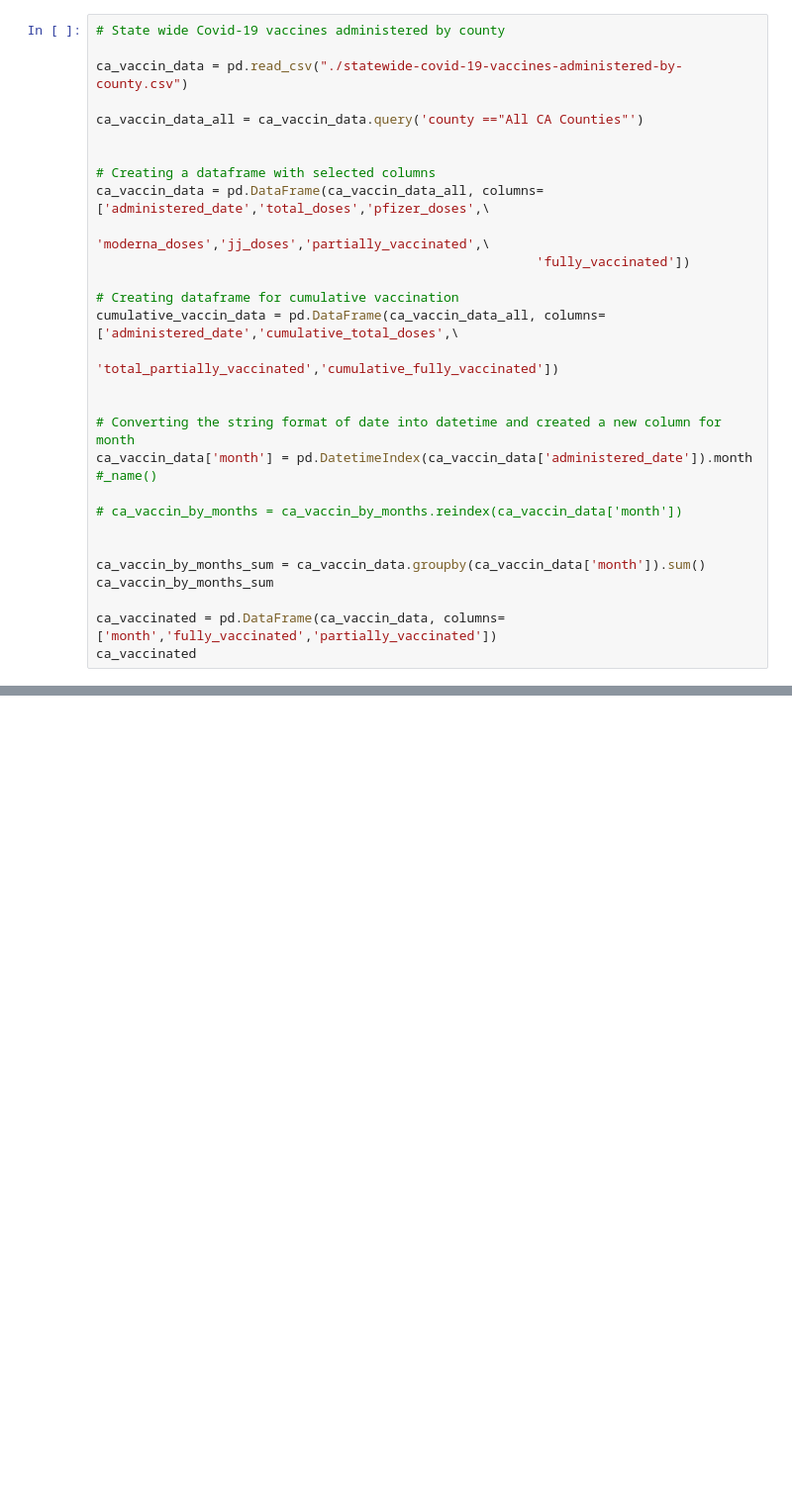
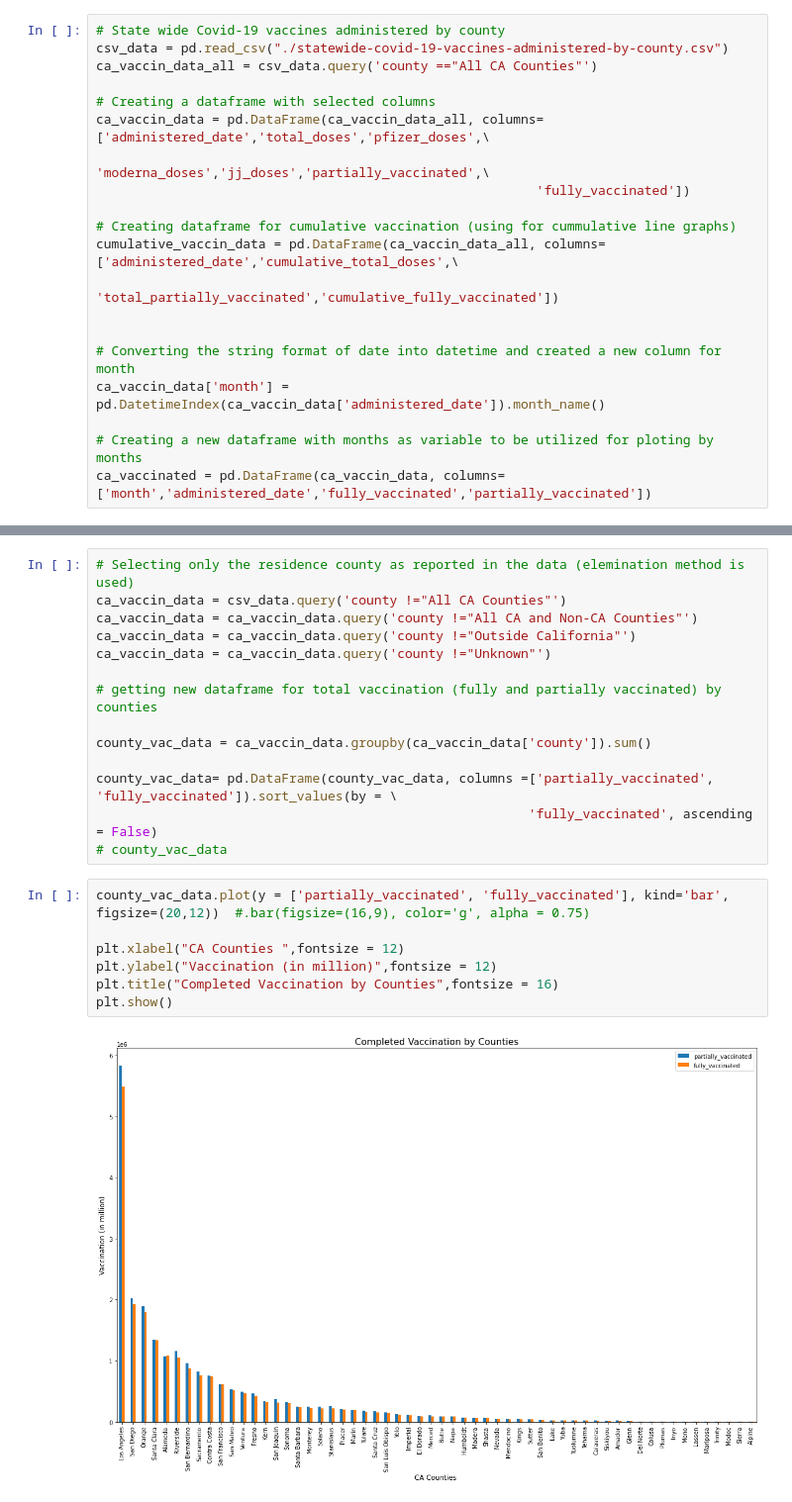
Before and after one commit to KristianSHamilton/CovidVaccinationInCalifornia, a Jupyter notebook: group_project_1.ipynb, the cells around one changed output, grey strips where cells are left out. Shown at 99% size. Drawn from its saved outputs; the diff is of its cells as text; blank space fills up the shorter version.

```diff
--- a/group_project_1.ipynb
+++ b/group_project_1.ipynb
@@ -13,29 +14,20 @@ low_memory = False
 # %%
 # State wide Covid-19 vaccines administered by county
-
-ca_vaccin_data = pd.read_csv("./statewide-covid-19-vaccines-administered-by-county.csv")
-
-ca_vaccin_data_all = ca_vaccin_data.query('county =="All CA Counties"')
-
+csv_data = pd.read_csv("./statewide-covid-19-vaccines-administered-by-county.csv")
+ca_vaccin_data_all = csv_data.query('county =="All CA Counties"')
 
 # Creating a dataframe with selected columns
 ca_vaccin_data = pd.DataFrame(ca_vaccin_data_all, columns=['administered_date','total_doses','pfizer_doses',\
                                                          'moderna_doses','jj_doses','partially_vaccinated',\
                                                          'fully_vaccinated'])
 
-# Creating dataframe for cumulative vaccination
+# Creating dataframe for cumulative vaccination (using for cummulative line graphs)
 cumulative_vaccin_data = pd.DataFrame(ca_vaccin_data_all, columns=['administered_date','cumulative_total_doses',\
                                                          'total_partially_vaccinated','cumulative_fully_vaccinated'])
 
 
 # Converting the string format of date into datetime and created a new column for month
-ca_vaccin_data['month'] = pd.DatetimeIndex(ca_vaccin_data['administered_date']).month  #_name()
+ca_vaccin_data['month'] = pd.DatetimeIndex(ca_vaccin_data['administered_date']).month_name()
 
-# ca_vaccin_by_months = ca_vaccin_by_months.reindex(ca_vaccin_data['month'])
-
-
-ca_vaccin_by_months_sum = ca_vaccin_data.groupby(ca_vaccin_data['month']).sum()
-ca_vaccin_by_months_sum
-
-ca_vaccinated = pd.DataFrame(ca_vaccin_data, columns=['month','fully_vaccinated','partially_vaccinated'])
-ca_vaccinated
+# Creating a new dataframe with months as variable to be utilized for ploting by months
+ca_vaccinated = pd.DataFrame(ca_vaccin_data, columns=['month','administered_date','fully_vaccinated','partially_vaccinated'])
@@ -170,0 +135,23 @@ plt.show()
+# %%
+# Selecting only the residence county as reported in the data (elemination method is used)
+ca_vaccin_data = csv_data.query('county !="All CA Counties"')
+ca_vaccin_data = ca_vaccin_data.query('county !="All CA and Non-CA Counties"')
+ca_vaccin_data = ca_vaccin_data.query('county !="Outside California"')
+ca_vaccin_data = ca_vaccin_data.query('county !="Unknown"')
+
+# getting new dataframe for total vaccination (fully and partially vaccinated) by counties
+
+county_vac_data = ca_vaccin_data.groupby(ca_vaccin_data['county']).sum()
+
+county_vac_data= pd.DataFrame(county_vac_data, columns =['partially_vaccinated', 'fully_vaccinated']).sort_values(by = \
+                                                        'fully_vaccinated', ascending = False)
+# county_vac_data
+# %%
+county_vac_data.plot(y = ['partially_vaccinated', 'fully_vaccinated'], kind='bar', figsize=(20,12))  #.bar(figsize=(16,9), color='g', alpha = 0.75)
+
+plt.xlabel("CA Counties ",fontsize = 12)
+plt.ylabel("Vaccination (in million)",fontsize = 12)
+plt.title("Completed Vaccination by Counties",fontsize = 16)
+plt.show()
+# %% [output]
+[figure, added]
```
Also changed, not shown: parts of 11 cells of this notebook.
